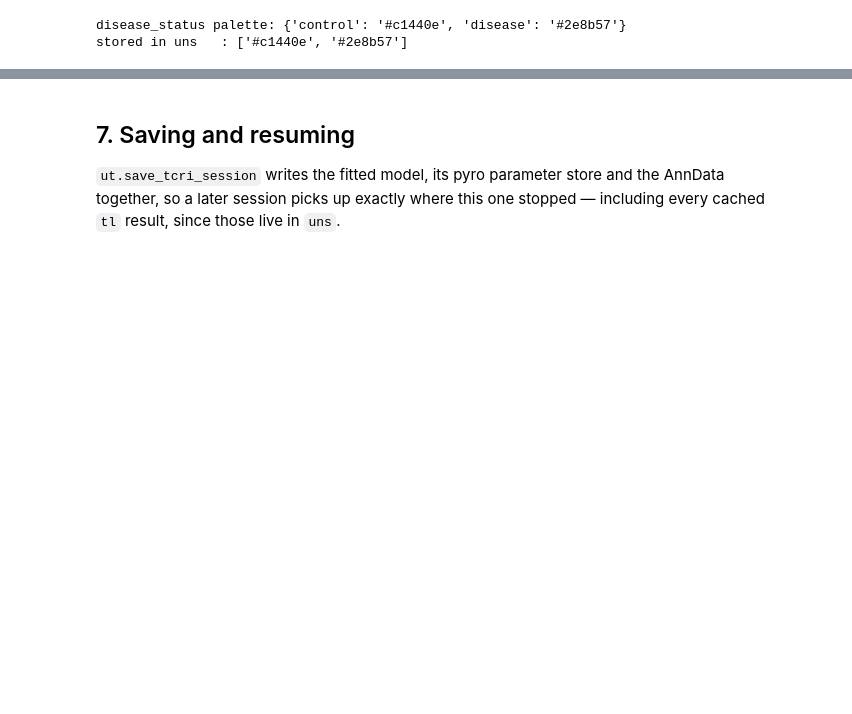
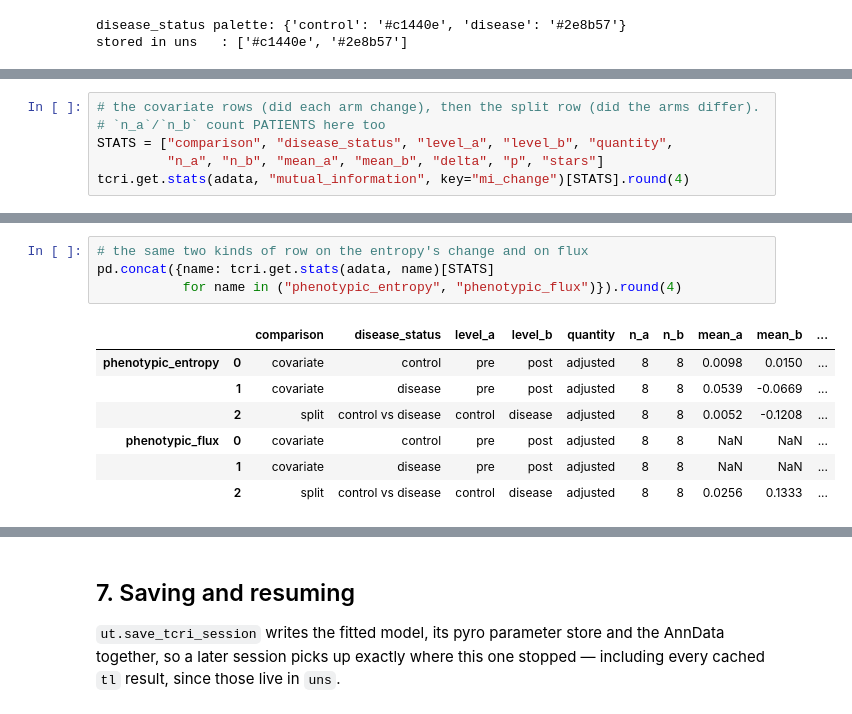
Before and after one commit to nceglia/tcri, a Jupyter notebook: examples/example.ipynb, the cells around one changed output, grey strips where cells are left out. Saved outputs shown, nothing was run; the diff lists cells and outputs as text; blank space fills up the shorter version.

```diff
--- a/examples/example.ipynb
+++ b/examples/example.ipynb
@@ -502,0 +507,6 @@ plt.show()
+# %%
+# the covariate rows (did each arm change), then the split row (did the arms differ).
+# `n_a`/`n_b` count PATIENTS here too
+STATS = ["comparison", "disease_status", "level_a", "level_b", "quantity",
+         "n_a", "n_b", "mean_a", "mean_b", "delta", "p", "stars"]
+tcri.get.stats(adata, "mutual_information", key="mi_change")[STATS].round(4)
@@ -502,0 +592,12 @@ plt.show()
+# %%
+# the same two kinds of row on the entropy's change and on flux
+pd.concat({name: tcri.get.stats(adata, name)[STATS]
+           for name in ("phenotypic_entropy", "phenotypic_flux")}).round(4)
+# %% [output]
+|  |  | comparison | disease_status | level_a | level_b | quantity | n_a | n_b | mean_a | mean_b | ... |
+| phenotypic_entropy | 0 | covariate | control | pre | post | adjusted | 8 | 8 | 0.0098 | 0.0150 | ... |
+|  | 1 | covariate | disease | pre | post | adjusted | 8 | 8 | 0.0539 | -0.0669 | ... |
+|  | 2 | split | control vs disease | control | disease | adjusted | 8 | 8 | 0.0052 | -0.1208 | ... |
+| phenotypic_flux | 0 | covariate | control | pre | post | adjusted | 8 | 8 | NaN | NaN | ... |
+|  | 1 | covariate | disease | pre | post | adjusted | 8 | 8 | NaN | NaN | ... |
+|  | 2 | split | control vs disease | control | disease | adjusted | 8 | 8 | 0.0256 | 0.1333 | ... |
```
Also changed, not shown: parts of 16 cells of this notebook, 55 other files.
